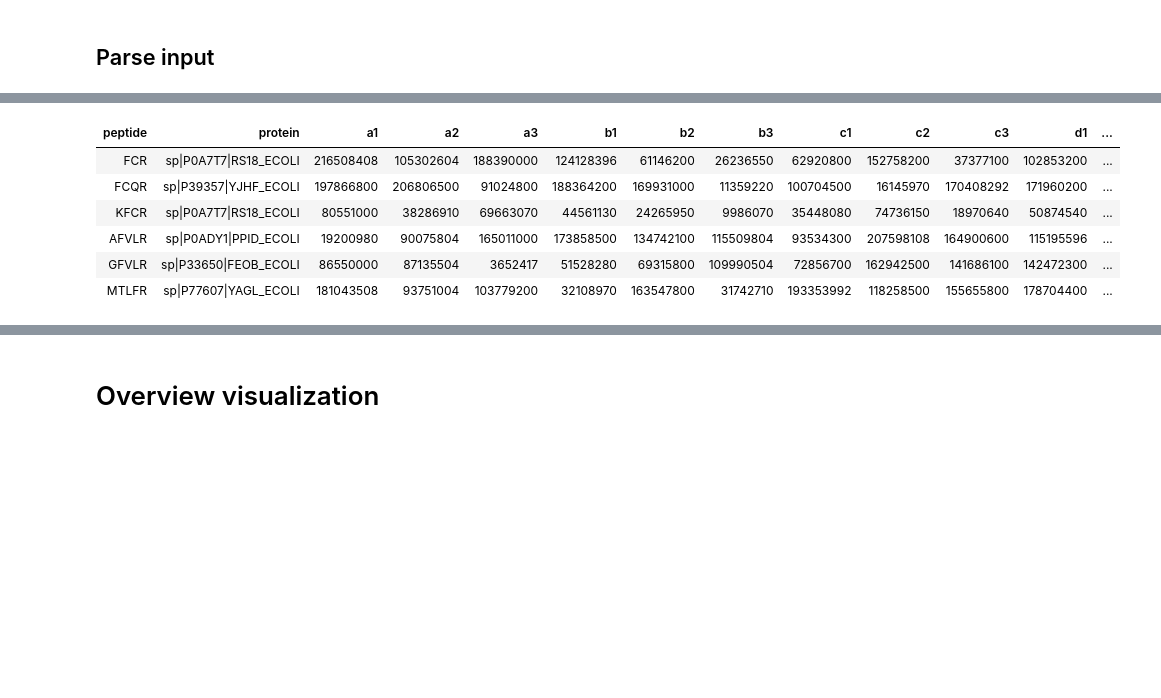
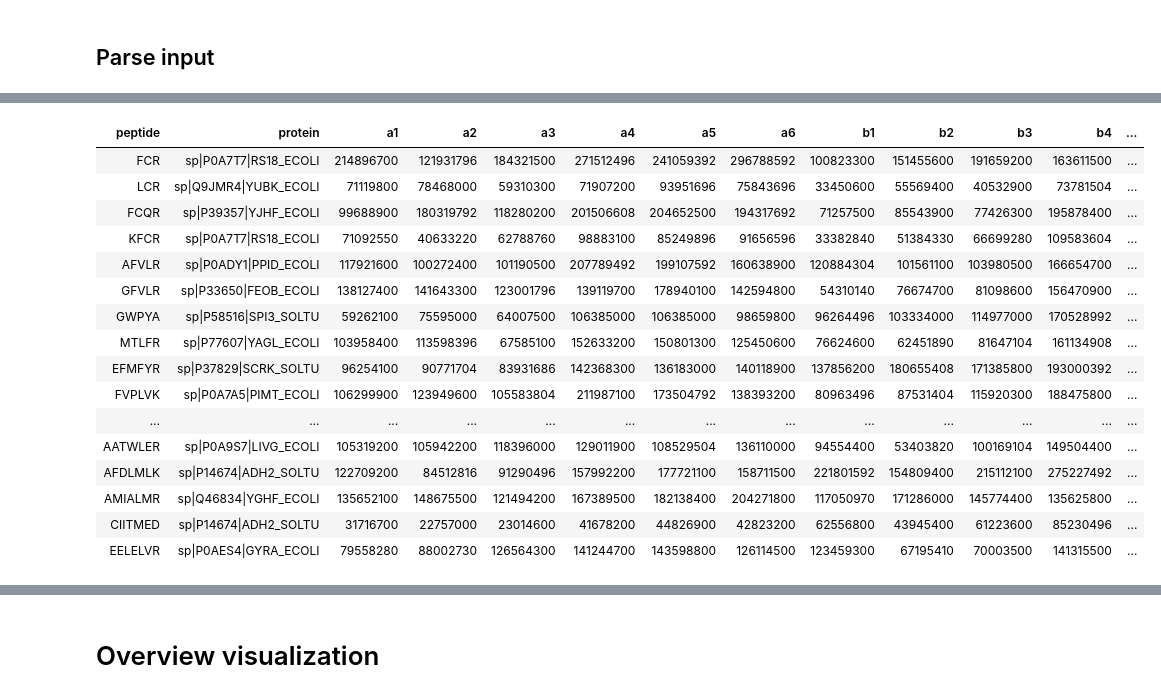
Before and after one commit to Jakob37/ResearchSchoolAlgorithmsInBioinformatics, a Jupyter notebook: project/analyze_data.ipynb, the cells around one changed output, grey strips where cells are left out. Saved outputs shown, nothing was run; the diff lists cells and outputs as text; code cells hidden in the pictures; blank space fills up the shorter version.

```diff
--- a/project/analyze_data.ipynb
+++ b/project/analyze_data.ipynb
@@ -4,7 +4,7 @@
 # %% [markdown]
 # Setup
 # %%
-run <- "batch12_4fold"
+run <- "batch13_batch_effect_3"
 expression_fp <- paste0(run, "/full_quant.tsv")
 design_fp <- paste0(run, "/design.tsv")
 # %%
@@ -76,13 +83,23 @@ head(data_df)
 # %%
-head(raw_data_df)
+head(raw_data_df, 20)
 # %% [output]
-| peptide | protein | a1 | a2 | a3 | b1 | b2 | b3 | c1 | c2 | c3 | d1 | ... |
-| FCR | sp|P0A7T7|RS18_ECOLI | 216508408 | 105302604 | 188390000 | 124128396 | 61146200 | 26236550 | 62920800 | 152758200 | 37377100 | 102853200 | ... |
-| FCQR | sp|P39357|YJHF_ECOLI | 197866800 | 206806500 | 91024800 | 188364200 | 169931000 | 11359220 | 100704500 | 16145970 | 170408292 | 171960200 | ... |
-| KFCR | sp|P0A7T7|RS18_ECOLI | 80551000 | 38286910 | 69663070 | 44561130 | 24265950 | 9986070 | 35448080 | 74736150 | 18970640 | 50874540 | ... |
-| AFVLR | sp|P0ADY1|PPID_ECOLI | 19200980 | 90075804 | 165011000 | 173858500 | 134742100 | 115509804 | 93534300 | 207598108 | 164900600 | 115195596 | ... |
-| GFVLR | sp|P33650|FEOB_ECOLI | 86550000 | 87135504 | 3652417 | 51528280 | 69315800 | 109990504 | 72856700 | 162942500 | 141686100 | 142472300 | ... |
-| MTLFR | sp|P77607|YAGL_ECOLI | 181043508 | 93751004 | 103779200 | 32108970 | 163547800 | 31742710 | 193353992 | 118258500 | 155655800 | 178704400 | ... |
+| peptide | protein | a1 | a2 | a3 | a4 | a5 | a6 | b1 | b2 | b3 | b4 | ... |
+| FCR | sp|P0A7T7|RS18_ECOLI | 214896700 | 121931796 | 184321500 | 271512496 | 241059392 | 296788592 | 100823300 | 151455600 | 191659200 | 163611500 | ... |
+| LCR | sp|Q9JMR4|YUBK_ECOLI | 71119800 | 78468000 | 59310300 | 71907200 | 93951696 | 75843696 | 33450600 | 55569400 | 40532900 | 73781504 | ... |
+| FCQR | sp|P39357|YJHF_ECOLI | 99688900 | 180319792 | 118280200 | 201506608 | 204652500 | 194317692 | 71257500 | 85543900 | 77426300 | 195878400 | ... |
+| KFCR | sp|P0A7T7|RS18_ECOLI | 71092550 | 40633220 | 62788760 | 98883100 | 85249896 | 91656596 | 33382840 | 51384330 | 66699280 | 109583604 | ... |
+| AFVLR | sp|P0ADY1|PPID_ECOLI | 117921600 | 100272400 | 101190500 | 207789492 | 199107592 | 160638900 | 120884304 | 101561100 | 103980500 | 166654700 | ... |
+| GFVLR | sp|P33650|FEOB_ECOLI | 138127400 | 141643300 | 123001796 | 139119700 | 178940100 | 142594800 | 54310140 | 76674700 | 81098600 | 156470900 | ... |
+| GWPYA | sp|P58516|SPI3_SOLTU | 59262100 | 75595000 | 64007500 | 106385000 | 106385000 | 98659800 | 96264496 | 103334000 | 114977000 | 170528992 | ... |
+| MTLFR | sp|P77607|YAGL_ECOLI | 103958400 | 113598396 | 67585100 | 152633200 | 150801300 | 125450600 | 76624600 | 62451890 | 81647104 | 161134908 | ... |
+| EFMFYR | sp|P37829|SCRK_SOLTU | 96254100 | 90771704 | 83931686 | 142368300 | 136183000 | 140118900 | 137856200 | 180655408 | 171385800 | 193000392 | ... |
+| FVPLVK | sp|P0A7A5|PIMT_ECOLI | 106299900 | 123949600 | 105583804 | 211987100 | 173504792 | 138393200 | 80963496 | 87531404 | 115920300 | 188475800 | ... |
+| ... | ... | ... | ... | ... | ... | ... | ... | ... | ... | ... | ... | ... |
+| AATWLER | sp|P0A9S7|LIVG_ECOLI | 105319200 | 105942200 | 118396000 | 129011900 | 108529504 | 136110000 | 94554400 | 53403820 | 100169104 | 149504400 | ... |
+| AFDLMLK | sp|P14674|ADH2_SOLTU | 122709200 | 84512816 | 91290496 | 157992200 | 177721100 | 158711500 | 221801592 | 154809400 | 215112100 | 275227492 | ... |
+| AMIALMR | sp|Q46834|YGHF_ECOLI | 135652100 | 148675500 | 121494200 | 167389500 | 182138400 | 204271800 | 117050970 | 171286000 | 145774400 | 135625800 | ... |
+| CIITMED | sp|P14674|ADH2_SOLTU | 31716700 | 22757000 | 23014600 | 41678200 | 44826900 | 42823200 | 62556800 | 43945400 | 61223600 | 85230496 | ... |
+| EELELVR | sp|P0AES4|GYRA_ECOLI | 79558280 | 88002730 | 126564300 | 141244700 | 143598800 | 126114500 | 123459300 | 67195410 | 70003500 | 141315500 | ... |
 # %%
 parse_annot <- function(annot_string) {
 
```
Also changed, not shown: parts of 36 cells of this notebook, 2 other files.
